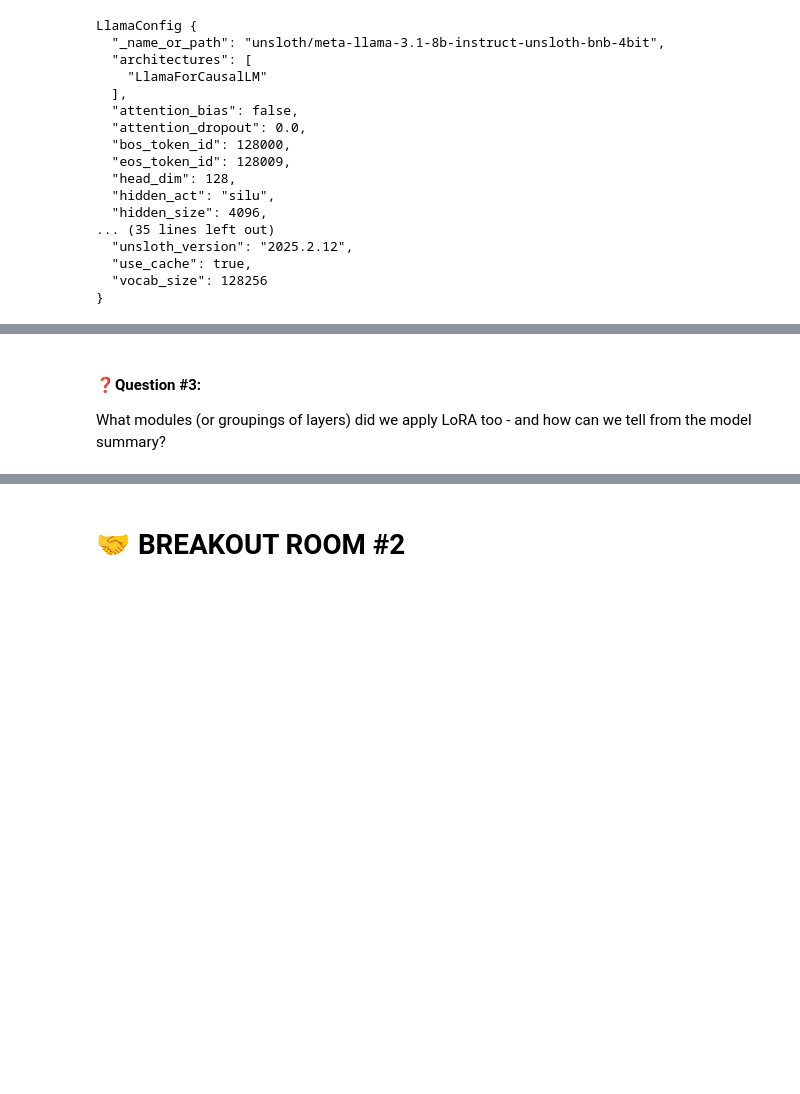
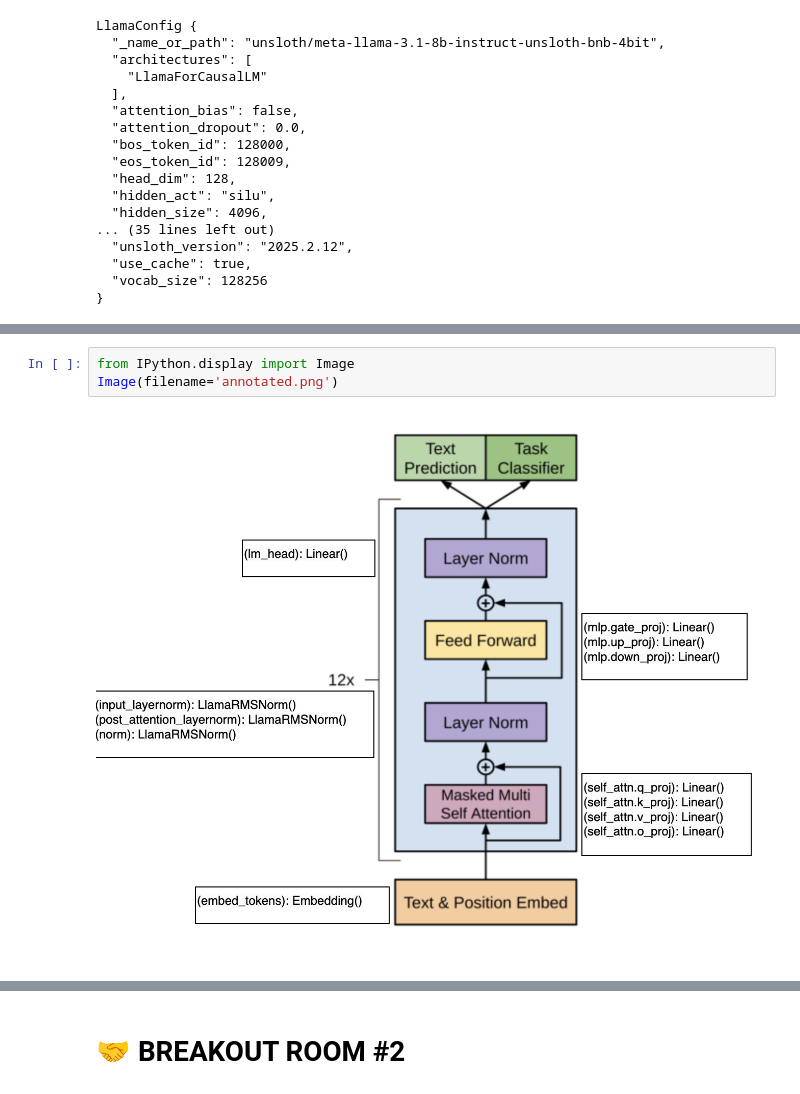
Before and after one commit to lsy9874205/AIE5, a Jupyter notebook: 10_Finetuning_Reasoning_Model/AI_Makerspace_Unsloth_GRPO_Training.ipynb, the cells around one changed output, grey strips where cells are left out. Saved outputs shown, nothing was run; the diff lists cells and outputs as text; blank space fills up the shorter version.

```diff
--- a/10_Finetuning_Reasoning_Model/AI_Makerspace_Unsloth_GRPO_Training.ipynb
+++ b/10_Finetuning_Reasoning_Model/AI_Makerspace_Unsloth_GRPO_Training.ipynb
@@ -256,7 +266,8 @@ Label the image with the appropriate layer from `meta-llama/Llama-3.1-8B-Instruc
 - Masked Multi Self-Attention:
 - Text & Position Embed:
 - Text Prediction:
-# %% [markdown]
-#### ❓Question #3:
-
-What modules (or groupings of layers) did we apply LoRA too - and how can we tell from the model summary?
+# %%
+from IPython.display import Image
+Image(filename='annotated.png')
+# %% [output]
+[figure, added]
```
Also changed, not shown: parts of 4 cells of this notebook, 1 other file.
